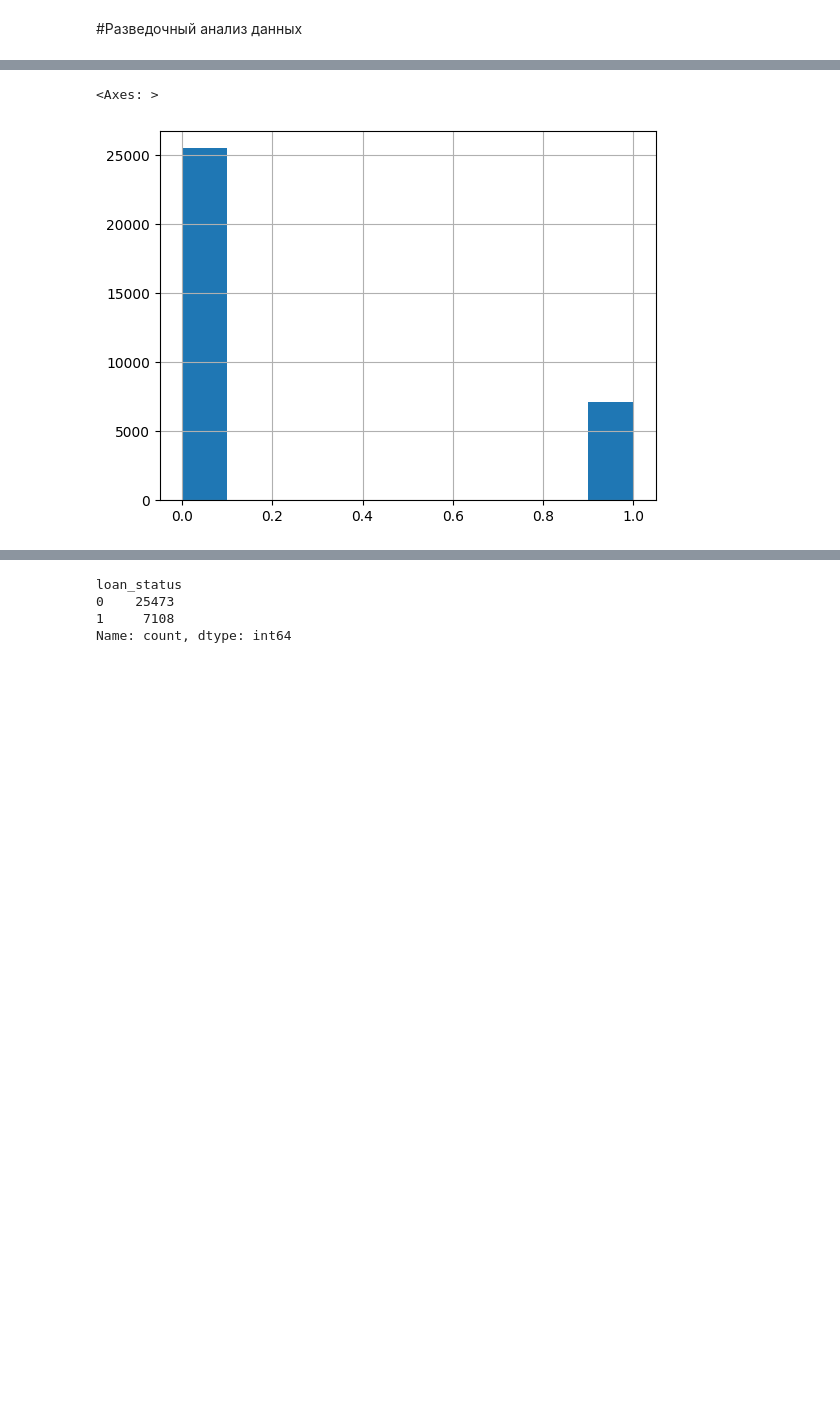
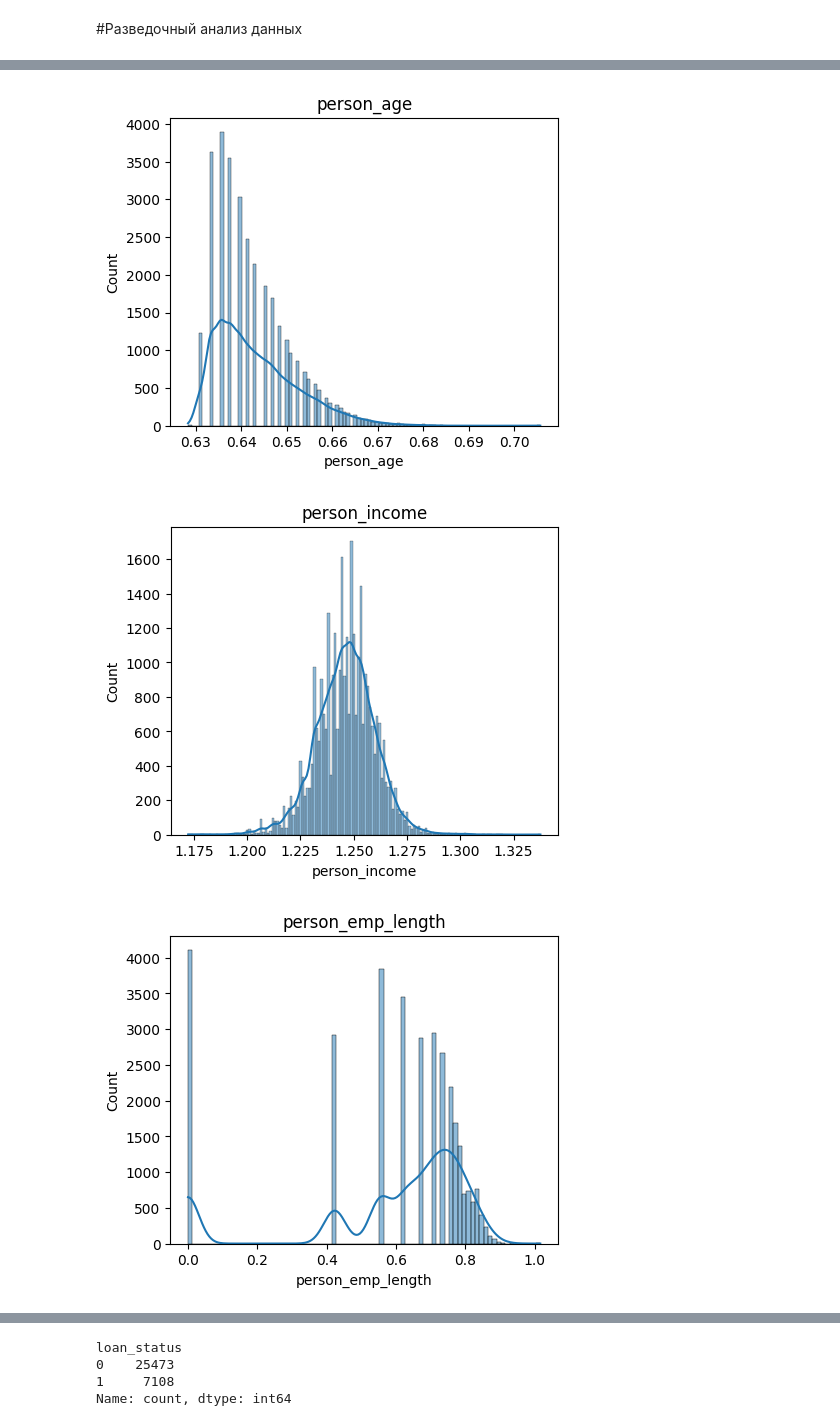
Before and after one commit to lakum48/Credit_scoring, a Jupyter notebook: model_training/training.ipynb, the cells around one changed output, grey strips where cells are left out. Cells and saved outputs as stored; diff of their text form; code cells hidden in the pictures; blank space fills up the shorter version.

```diff
--- a/model_training/training.ipynb
+++ b/model_training/training.ipynb
@@ -39,5 +31,10 @@ data.describe()
 # %%
 data.info()
+for col in data.select_dtypes(include = [np.number]).columns:
+    plt.figure(figsize=(5,4))
+    sns.histplot(data[col], kde = True)
+    plt.title(col)
+    plt.show()
 # %% [output]
 <class 'pandas.core.frame.DataFrame'>
 RangeIndex: 32581 entries, 0 to 32580
@@ -61,5 +66,14 @@ memory usage: 3.0+ MB
 # %%
-data['loan_status'].hist()
+data['person_age'] = np.log1p(data['person_age'])
+data['person_emp_length'] = np.log1p(data['person_emp_length'])
+data['person_income'] = np.log1p(data['person_income'])
+
+for col in data.select_dtypes(include = [np.number]).columns:
+    plt.figure(figsize=(5,4))
+    sns.histplot(data[col], kde = True)
+    plt.title(col)
+    plt.show()
 # %% [output]
-<Axes: >
-[figure, old version]
+[figure, new version]
+[figure, added]
+[figure, added]
```
Also changed, not shown: parts of 16 cells of this notebook, 5 other files.
